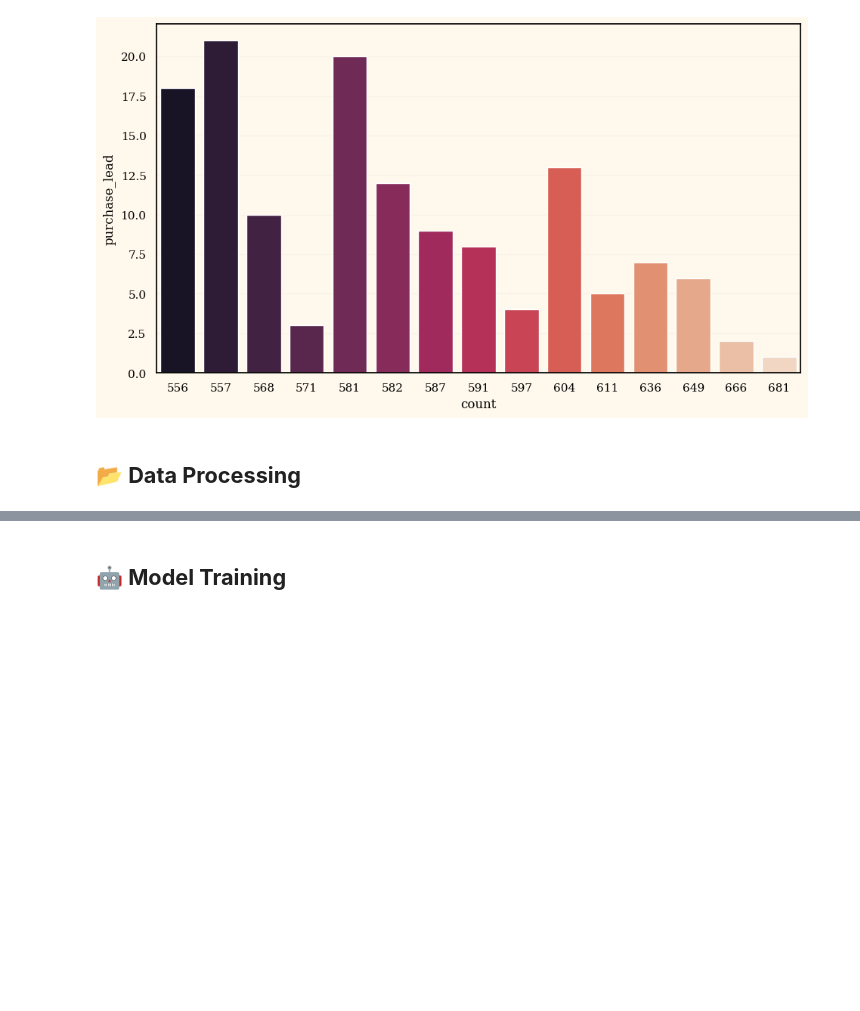
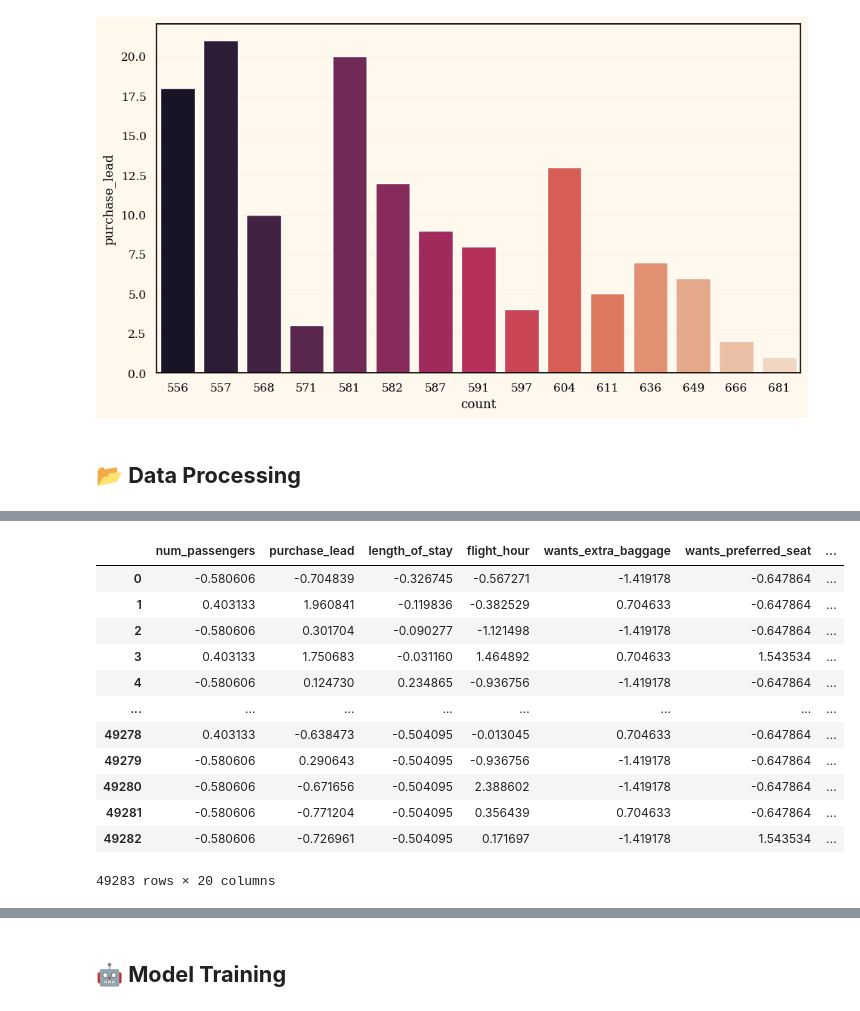
Before and after one commit to tiffanyadora/airline-booking-project, a Jupyter notebook: AirlineBooking.ipynb, the cells around one changed output, grey strips where cells are left out. Drawn from its saved outputs; the diff is of its cells as text; code cells hidden in the pictures; blank space fills up the shorter version.

```diff
--- a/AirlineBooking.ipynb
+++ b/AirlineBooking.ipynb
@@ -245,0 +317,16 @@ df_processed
+# %%
+df_key_scaled
+# %% [output]
+|  | num_passengers | purchase_lead | length_of_stay | flight_hour | wants_extra_baggage | wants_preferred_seat | ... |
+| 0 | -0.580606 | -0.704839 | -0.326745 | -0.567271 | -1.419178 | -0.647864 | ... |
+| 1 | 0.403133 | 1.960841 | -0.119836 | -0.382529 | 0.704633 | -0.647864 | ... |
+| 2 | -0.580606 | 0.301704 | -0.090277 | -1.121498 | -1.419178 | -0.647864 | ... |
+| 3 | 0.403133 | 1.750683 | -0.031160 | 1.464892 | 0.704633 | 1.543534 | ... |
+| 4 | -0.580606 | 0.124730 | 0.234865 | -0.936756 | -1.419178 | -0.647864 | ... |
+| ... | ... | ... | ... | ... | ... | ... | ... |
+| 49278 | 0.403133 | -0.638473 | -0.504095 | -0.013045 | 0.704633 | -0.647864 | ... |
+| 49279 | -0.580606 | 0.290643 | -0.504095 | -0.936756 | -1.419178 | -0.647864 | ... |
+| 49280 | -0.580606 | -0.671656 | -0.504095 | 2.388602 | -1.419178 | -0.647864 | ... |
+| 49281 | -0.580606 | -0.771204 | -0.504095 | 0.356439 | 0.704633 | -0.647864 | ... |
+| 49282 | -0.580606 | -0.726961 | -0.504095 | 0.171697 | -1.419178 | 1.543534 | ... |
+49283 rows × 20 columns
```
Also changed, not shown: parts of 14 cells of this notebook.
